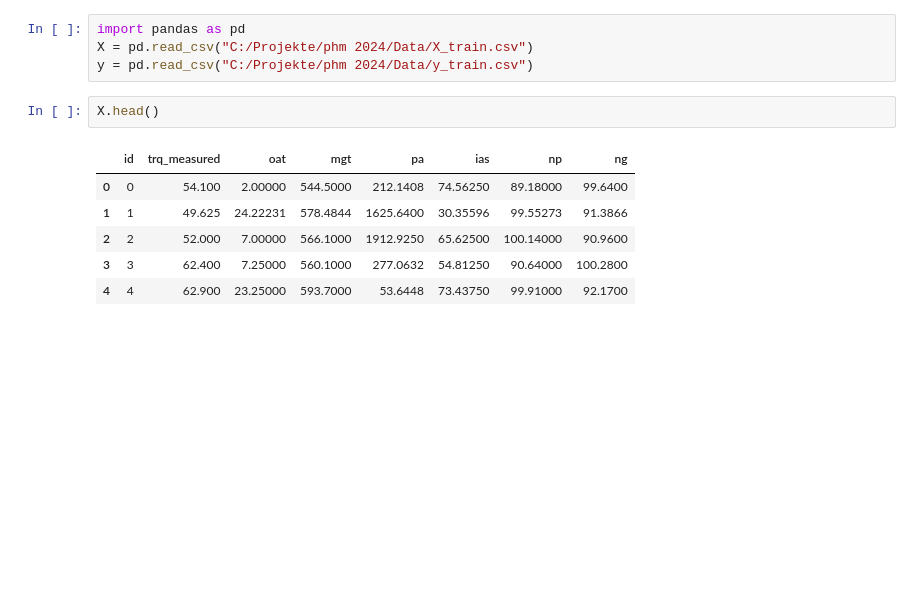
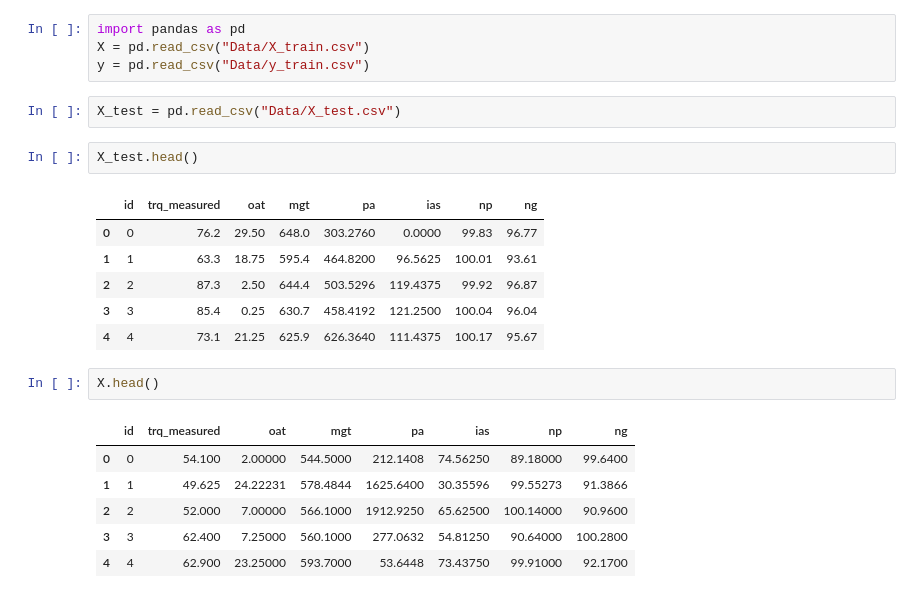
Before and after one commit to JannisEbling/PHM2024, a Jupyter notebook: DGCN.ipynb, the cells around one changed output. Drawn from its saved outputs; the diff is of its cells as text; blank space fills up the shorter version.

```diff
--- a/DGCN.ipynb
+++ b/DGCN.ipynb
@@ -24,7 +37,18 @@ from config import configs
 # %%
 import pandas as pd
-X = pd.read_csv("C:/Projekte/phm 2024/Data/X_train.csv")
-y = pd.read_csv("C:/Projekte/phm 2024/Data/y_train.csv")
+X = pd.read_csv("Data/X_train.csv")
+y = pd.read_csv("Data/y_train.csv")
+# %%
+X_test = pd.read_csv("Data/X_test.csv")
+# %%
+X_test.head()
+# %% [output]
+|  | id | trq_measured | oat | mgt | pa | ias | np | ng |
+| 0 | 0 | 76.2 | 29.50 | 648.0 | 303.2760 | 0.0000 | 99.83 | 96.77 |
+| 1 | 1 | 63.3 | 18.75 | 595.4 | 464.8200 | 96.5625 | 100.01 | 93.61 |
+| 2 | 2 | 87.3 | 2.50 | 644.4 | 503.5296 | 119.4375 | 99.92 | 96.87 |
+| 3 | 3 | 85.4 | 0.25 | 630.7 | 458.4192 | 121.2500 | 100.04 | 96.04 |
+| 4 | 4 | 73.1 | 21.25 | 625.9 | 626.3640 | 111.4375 | 100.17 | 95.67 |
 # %%
 X.head()
 # %% [output]
```
Also changed, not shown: parts of 115 cells of this notebook, 26 other files.
